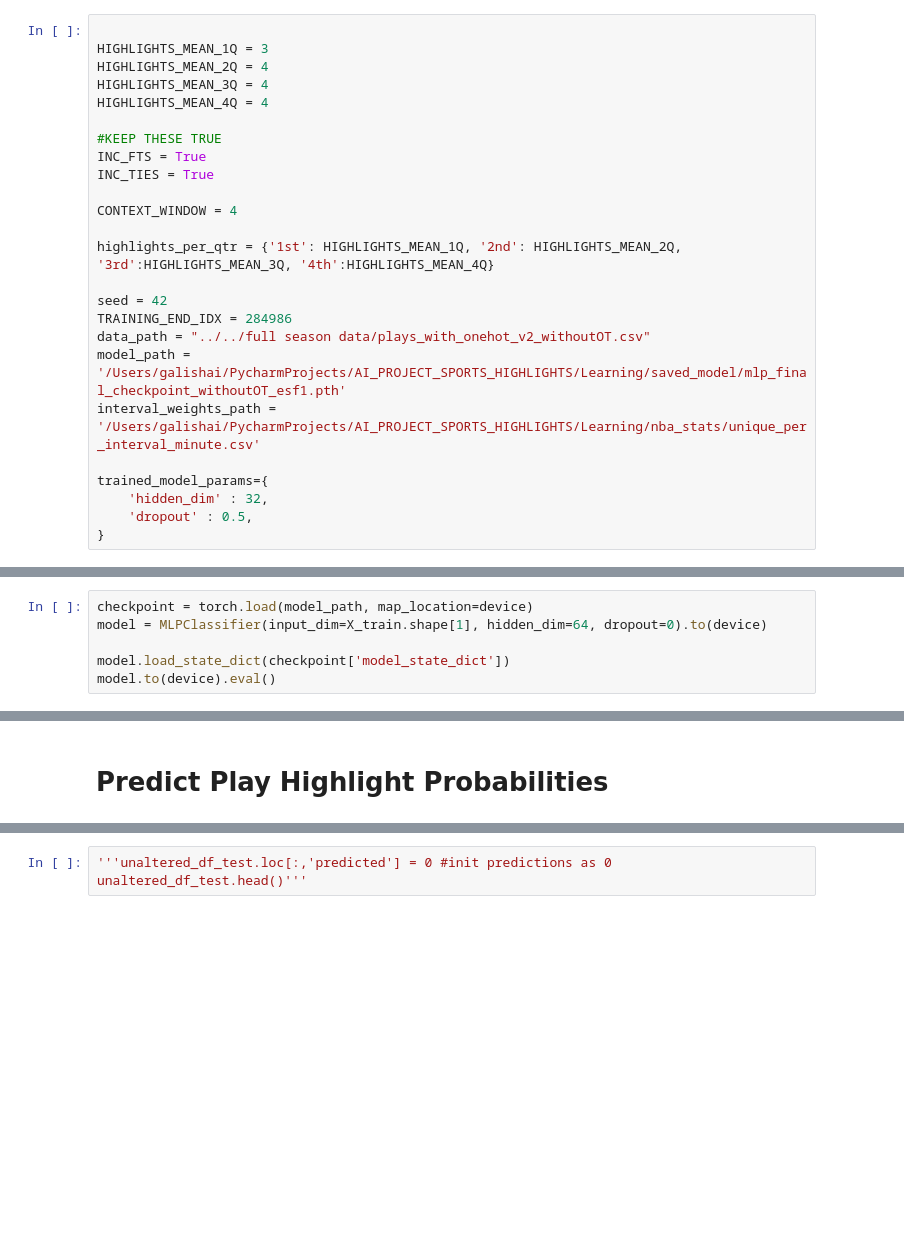
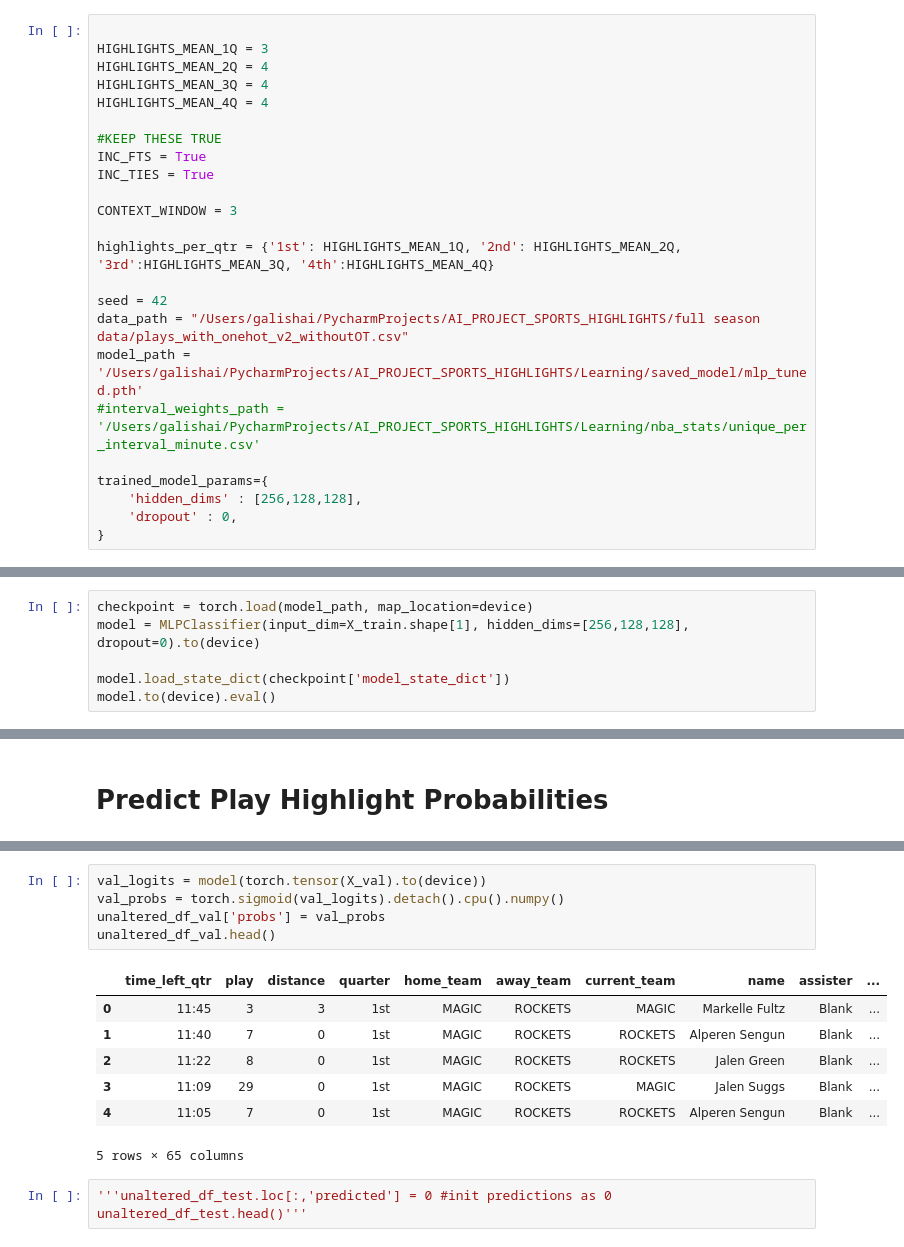
Before and after one commit to galishai/AI_PROJECT_SPORTS_HIGHLIGHTS, a Jupyter notebook: Learning/full game highlight classification/game_classifier_naive.ipynb, the cells around one changed output, grey strips where cells are left out. Cells and saved outputs as stored; diff of their text form; blank space fills up the shorter version.

```diff
--- a/Learning/full game highlight classification/game_classifier_naive.ipynb
+++ b/Learning/full game highlight classification/game_classifier_naive.ipynb
@@ -37,19 +37,18 @@ HIGHLIGHTS_MEAN_4Q = 4
 INC_FTS = True
 INC_TIES = True
 
-CONTEXT_WINDOW = 4
+CONTEXT_WINDOW = 3
 
 highlights_per_qtr = {'1st': HIGHLIGHTS_MEAN_1Q, '2nd': HIGHLIGHTS_MEAN_2Q, '3rd':HIGHLIGHTS_MEAN_3Q, '4th':HIGHLIGHTS_MEAN_4Q}
 
 seed = 42
-TRAINING_END_IDX = 284986
-data_path = "../../full season data/plays_with_onehot_v2_withoutOT.csv"
-model_path = '/Users/galishai/PycharmProjects/AI_PROJECT_SPORTS_HIGHLIGHTS/Learning/saved_model/mlp_final_checkpoint_withoutOT_esf1.pth'
-interval_weights_path = '/Users/galishai/PycharmProjects/AI_PROJECT_SPORTS_HIGHLIGHTS/Learning/nba_stats/unique_per_interval_minute.csv'
+data_path = "/Users/galishai/PycharmProjects/AI_PROJECT_SPORTS_HIGHLIGHTS/full season data/plays_with_onehot_v2_withoutOT.csv"
+model_path = '/Users/galishai/PycharmProjects/AI_PROJECT_SPORTS_HIGHLIGHTS/Learning/saved_model/mlp_tuned.pth'
+#interval_weights_path = '/Users/galishai/PycharmProjects/AI_PROJECT_SPORTS_HIGHLIGHTS/Learning/nba_stats/unique_per_interval_minute.csv'
 
 trained_model_params={
-    'hidden_dim' : 32,
-    'dropout' : 0.5,
+    'hidden_dims' : [256,128,128],
+    'dropout' : 0,
 }
 # %% [markdown]
 # Data Prep
@@ -127,7 +134,7 @@ test_loader = DataLoader(test_ds, batch_size=2048, shuffle=False)'''
 # Load Model
 # %%
 checkpoint = torch.load(model_path, map_location=device)
-model = MLPClassifier(input_dim=X_train.shape[1], hidden_dim=64, dropout=0).to(device)
+model = MLPClassifier(input_dim=X_train.shape[1], hidden_dims=[256,128,128], dropout=0).to(device)
 
 model.load_state_dict(checkpoint['model_state_dict'])
 model.to(device).eval()
@@ -167,3 +174,16 @@ unaltered_df_test.head()
+# %%
+val_logits = model(torch.tensor(X_val).to(device))
+val_probs = torch.sigmoid(val_logits).detach().cpu().numpy()
+unaltered_df_val['probs'] = val_probs
+unaltered_df_val.head()
+# %% [output]
+|  | time_left_qtr | play | distance | quarter | home_team | away_team | current_team | name | assister | ... |
+| 0 | 11:45 | 3 | 3 | 1st | MAGIC | ROCKETS | MAGIC | Markelle Fultz | Blank | ... |
+| 1 | 11:40 | 7 | 0 | 1st | MAGIC | ROCKETS | ROCKETS | Alperen Sengun | Blank | ... |
+| 2 | 11:22 | 8 | 0 | 1st | MAGIC | ROCKETS | ROCKETS | Jalen Green | Blank | ... |
+| 3 | 11:09 | 29 | 0 | 1st | MAGIC | ROCKETS | MAGIC | Jalen Suggs | Blank | ... |
+| 4 | 11:05 | 7 | 0 | 1st | MAGIC | ROCKETS | ROCKETS | Alperen Sengun | Blank | ... |
+5 rows × 65 columns
 # %%
 '''unaltered_df_test.loc[:,'predicted'] = 0 #init predictions as 0
 unaltered_df_test.head()'''
```
Also changed, not shown: parts of 15 cells of this notebook, 2 other files.
